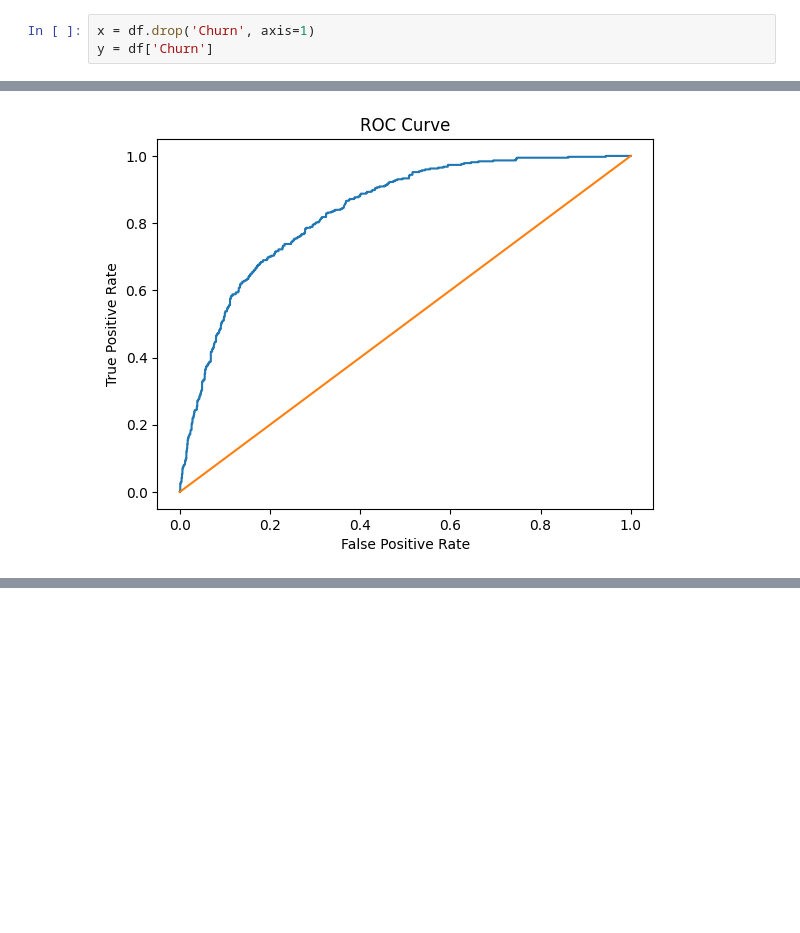
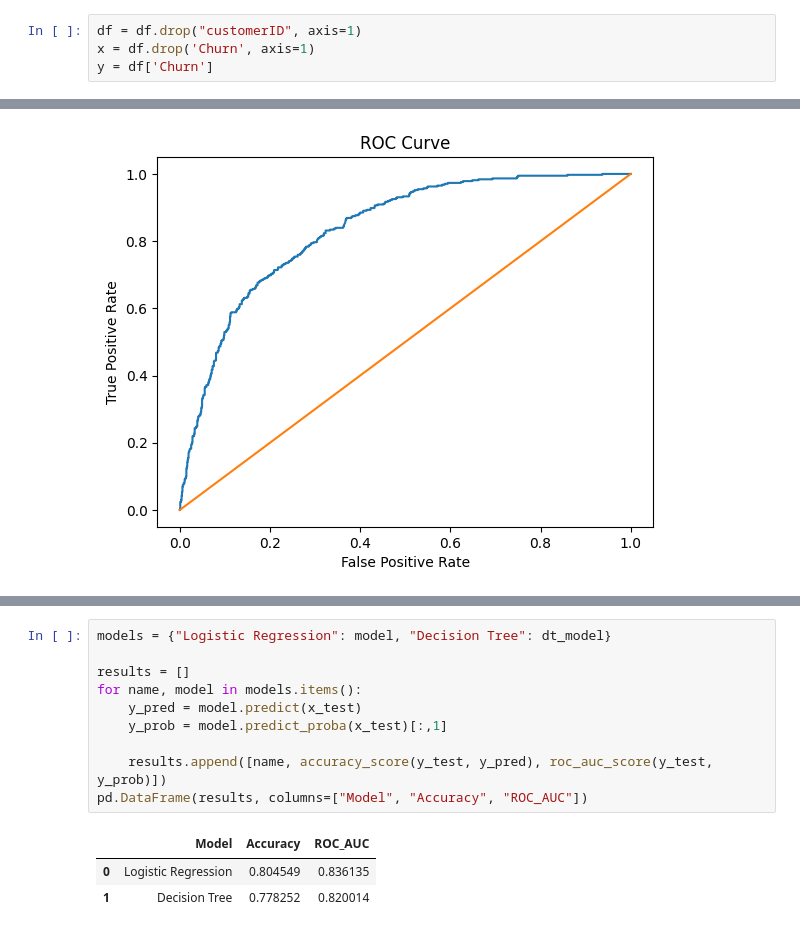
Before and after one commit to Sahithya610/customer-churn-prediction, a Jupyter notebook: notebooks/02_modeling.ipynb, the cells around one changed output, grey strips where cells are left out. Saved outputs shown, nothing was run; the diff lists cells and outputs as text; blank space fills up the shorter version.

```diff
--- a/notebooks/02_modeling.ipynb
+++ b/notebooks/02_modeling.ipynb
@@ -15,6 +15,7 @@ df.head()
 | 4 | 9237-HQITU | Female | 0 | No | No | 2 | Yes | No | ... |
 5 rows × 21 columns
 # %%
+df = df.drop("customerID", axis=1)
 x = df.drop('Churn', axis=1)
 y = df['Churn']
 # %% [markdown]
@@ -174,0 +317,14 @@ plt.show()
+# %%
+models = {"Logistic Regression": model, "Decision Tree": dt_model}
+
+results = []
+for name, model in models.items():
+    y_pred = model.predict(x_test)
+    y_prob = model.predict_proba(x_test)[:,1]
+
+    results.append([name, accuracy_score(y_test, y_pred), roc_auc_score(y_test, y_prob)])
+pd.DataFrame(results, columns=["Model", "Accuracy", "ROC_AUC"])
+# %% [output]
+|  | Model | Accuracy | ROC_AUC |
+| 0 | Logistic Regression | 0.804549 | 0.836135 |
+| 1 | Decision Tree | 0.778252 | 0.820014 |
```
Also changed, not shown: parts of 19 cells of this notebook.
